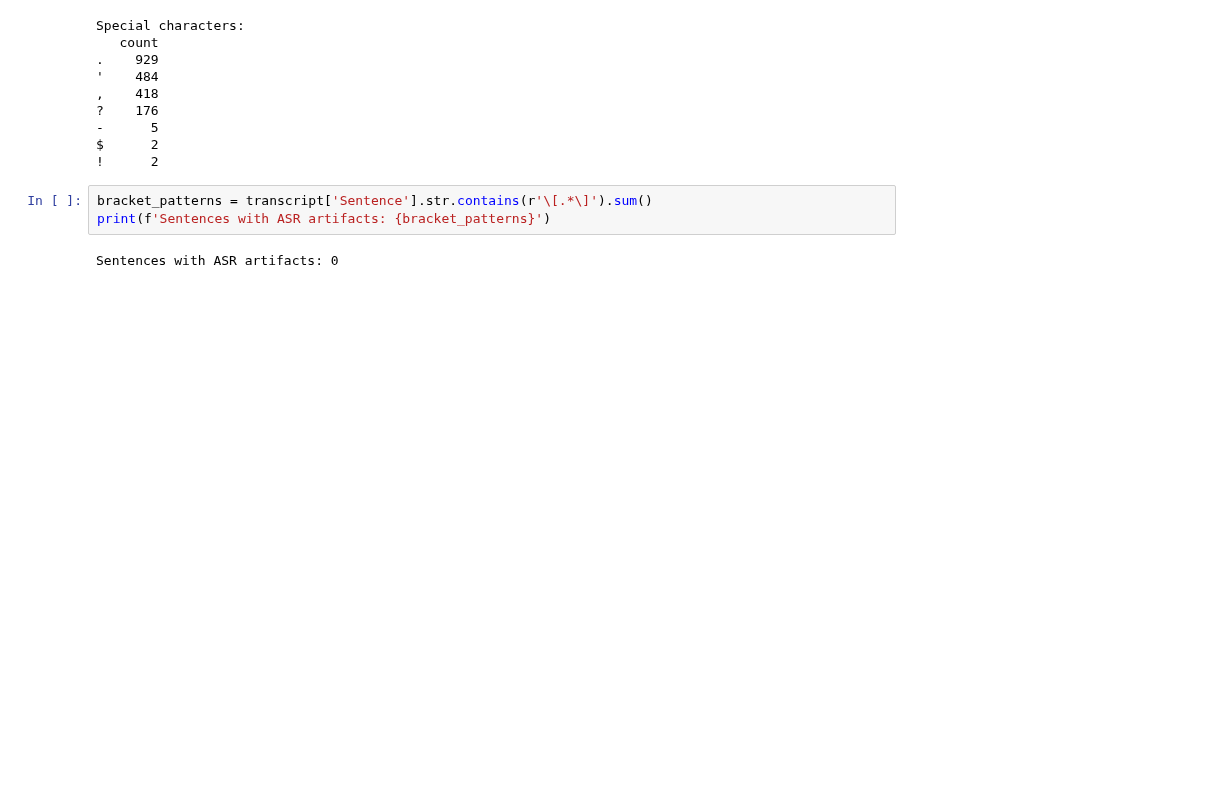
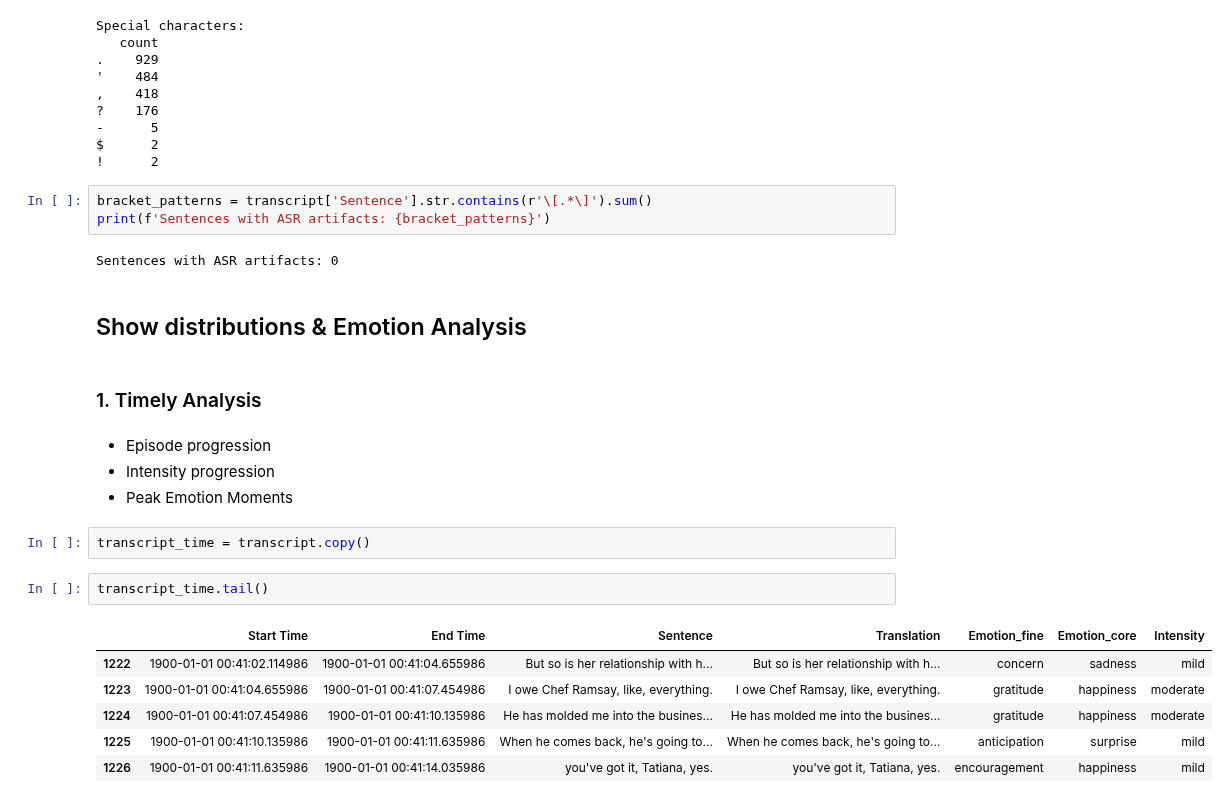
Before and after one commit to dafaqboomduck/nlp-project, a Jupyter notebook: Notebooks/Data_quality_report.ipynb, the cells around one changed output. Drawn from its saved outputs; the diff is of its cells as text; blank space fills up the shorter version.

```diff
--- a/Notebooks/Data_quality_report.ipynb
+++ b/Notebooks/Data_quality_report.ipynb
@@ -585,3 +585,22 @@ bracket_patterns = transcript['Sentence'].str.contains(r'\[.*\]').sum()
 print(f'Sentences with ASR artifacts: {bracket_patterns}')
 # %% [output]
 Sentences with ASR artifacts: 0
+# %% [markdown]
+## Show distributions & Emotion Analysis
+# %% [markdown]
+### 1. Timely Analysis
+# %% [markdown]
+- Episode progression
+- Intensity progression
+- Peak Emotion Moments
+# %%
+transcript_time = transcript.copy()
+# %%
+transcript_time.tail()
+# %% [output]
+|  | Start Time | End Time | Sentence | Translation | Emotion_fine | Emotion_core | Intensity |
+| 1222 | 1900-01-01 00:41:02.114986 | 1900-01-01 00:41:04.655986 | But so is her relationship with h... | But so is her relationship with h... | concern | sadness | mild |
+| 1223 | 1900-01-01 00:41:04.655986 | 1900-01-01 00:41:07.454986 | I owe Chef Ramsay, like, everything. | I owe Chef Ramsay, like, everything. | gratitude | happiness | moderate |
+| 1224 | 1900-01-01 00:41:07.454986 | 1900-01-01 00:41:10.135986 | He has molded me into the busines... | He has molded me into the busines... | gratitude | happiness | moderate |
+| 1225 | 1900-01-01 00:41:10.135986 | 1900-01-01 00:41:11.635986 | When he comes back, he's going to... | When he comes back, he's going to... | anticipation | surprise | mild |
+| 1226 | 1900-01-01 00:41:11.635986 | 1900-01-01 00:41:14.035986 | you've got it, Tatiana, yes. | you've got it, Tatiana, yes. | encouragement | happiness | mild |
```
Also changed, not shown: parts of 22 cells of this notebook.
